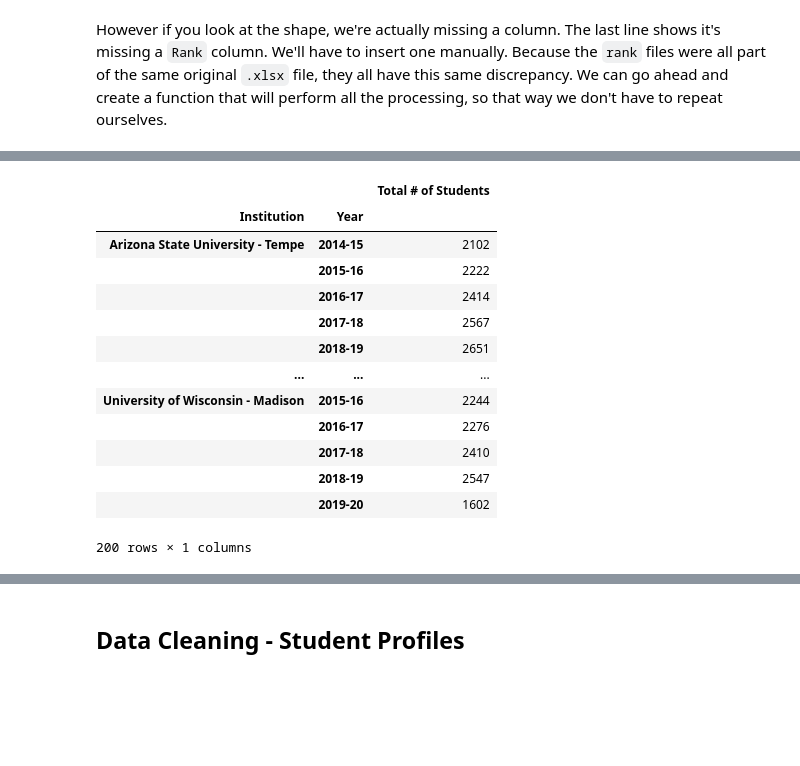
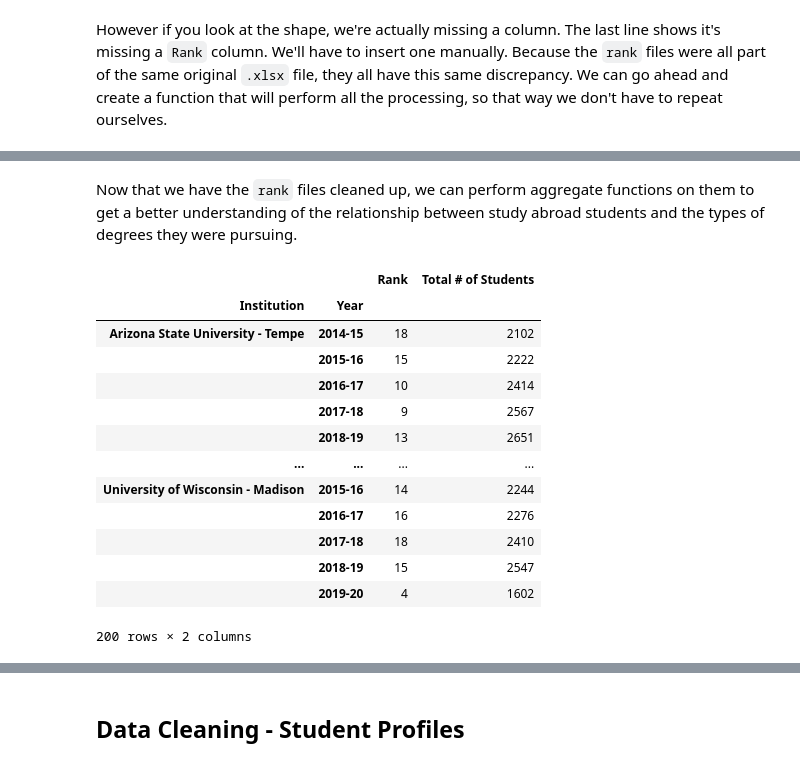
Before and after one commit to noah-kg/data-cleaning-study-abroad, a Jupyter notebook: StudyAbroad.ipynb, the cells around one changed output, grey strips where cells are left out. Drawn from its saved outputs; the diff is of its cells as text; code cells hidden in the pictures; blank space fills up the shorter version.

```diff
--- a/StudyAbroad.ipynb
+++ b/StudyAbroad.ipynb
@@ -98,15 +98,24 @@ def missing_zero_values_table(df, name='Data'):
 
 #function to convert string numbers to numeric
 def make_num(data):
-    if type(data) == str:
-        if ',' in data:
-            data = data.replace(',','')
-        elif data == '-' or '.' in data: # NaN values in original .csvs
-            pass
-        else:
-            return data
-    data = pd.to_numeric(data, errors='coerce')
-    return data
+#     if type(data) == str:
+#         if ',' in data:
+#             data = data.replace(',','')
+#         elif data == '-': # NaN values in original .csvs
+#             pass
+
+#         else:
+#             return data
+#     elif True in [c.isdigit() for c in data]
+#     data = pd.to_numeric(data, errors='coerce')
+#     return data
+    if True in [c.isdigit() for c in data] and '-' not in data:
+        data = data.replace(',','')
+        return pd.to_numeric(data, errors='coerce')
+    elif data == '-':
+        pass
+    else:
+        return data
 
 #make year column header consistent
 def make_year(data):
@@ -114,6 +123,7 @@ def make_year(data):
 
 #heatmap hack to show missing values
 def missing_vis(df):
+    fig = plt.figure(figsize=(8,8))
     sns.heatmap(df.isnull(),
                 yticklabels=False,
                 cbar=False,
@@ -121,7 +131,7 @@ def missing_vis(df):
     plt.show()
 
 file_names = ['destinations', 'durations', 'fields_of_study', 'rank_phd',
-              'rank_master', 'rank_bachelor', 'student_profiles', 'study_abroad_totals']
+              'rank_master', 'rank_bachelor', 'student_profiles', 'credit_totals']
 
 for f in file_names:
     missing_zero_values_table(data[f], f)
@@ -363,7 +371,7 @@ Index(['Rank', 'Institutions', 'City', 'State', 'Total Study Abroad Students',
 # %% [markdown]
 However if you look at the shape, we're actually missing a column. The last line shows it's missing a `Rank` column. We'll have to insert one manually. Because the `rank` files were all part of the same original `.xlsx` file, they all have this same discrepancy. We can go ahead and create a function that will perform all the processing, so that way we don't have to repeat ourselves.
 # %%
-def process_rank(df):
+def process_file(df):
     df = (
         df.dropna(axis=1) #removes Unnamed columns mentioned above
         .rename(columns=df.iloc[0]) #new columns headers
@@ -389,7 +397,8 @@ def process_rank(df):
         new_df = pd.concat([new_df, year_dict[y]])
 
     cols = {'Institutions': 'Institution',
-            'Total Study Abroad Students': 'Total # of Students'}
+            'Total Study Abroad Students': 'Total # of Students',
+            'Study Abroad Students': 'Total # of Students'}
 
     new_df.rename(columns=cols, inplace=True)
 
@@ -397,6 +406,6 @@ def process_rank(df):
     new_df = new_df.applymap(make_num)
     return new_df
 # %%
-phd = process_rank(data['rank_phd'])
-master = process_rank(data['rank_master'])
-bachelor = process_rank(data['rank_bachelor'])
+phd = process_file(data['rank_phd'])
+master = process_file(data['rank_master'])
+bachelor = process_file(data['rank_bachelor'])
@@ -405,19 +422,21 @@ Now that we have the `rank` files cleaned up, we can perform aggregate functions
+# %% [markdown]
+Now that we have the `rank` files cleaned up, we can perform aggregate functions on them to get a better understanding of the relationship between study abroad students and the types of degrees they were pursuing.
 # %%
-students_per_year = phd.groupby(['Institution', 'Year']).agg(sum)
-students_per_year
+phd_students_per_year = phd.groupby(['Institution', 'Year']).agg(sum)
+phd_students_per_year
 # %% [output]
-|  |  | Total # of Students |
-| Institution | Year |  |
-| Arizona State University - Tempe | 2014-15 | 2102 |
-|  | 2015-16 | 2222 |
-|  | 2016-17 | 2414 |
-|  | 2017-18 | 2567 |
-|  | 2018-19 | 2651 |
-| ... | ... | ... |
-| University of Wisconsin - Madison | 2015-16 | 2244 |
-|  | 2016-17 | 2276 |
-|  | 2017-18 | 2410 |
-|  | 2018-19 | 2547 |
-|  | 2019-20 | 1602 |
+|  |  | Rank | Total # of Students |
+| Institution | Year |  |  |
+| Arizona State University - Tempe | 2014-15 | 18 | 2102 |
+|  | 2015-16 | 15 | 2222 |
+|  | 2016-17 | 10 | 2414 |
+|  | 2017-18 | 9 | 2567 |
+|  | 2018-19 | 13 | 2651 |
+| ... | ... | ... | ... |
+| University of Wisconsin - Madison | 2015-16 | 14 | 2244 |
+|  | 2016-17 | 16 | 2276 |
+|  | 2017-18 | 18 | 2410 |
+|  | 2018-19 | 15 | 2547 |
+|  | 2019-20 | 4 | 1602 |
-200 rows × 1 columns
+200 rows × 2 columns
 # %%
```
Also changed, not shown: parts of 26 cells of this notebook, 1 other file.
